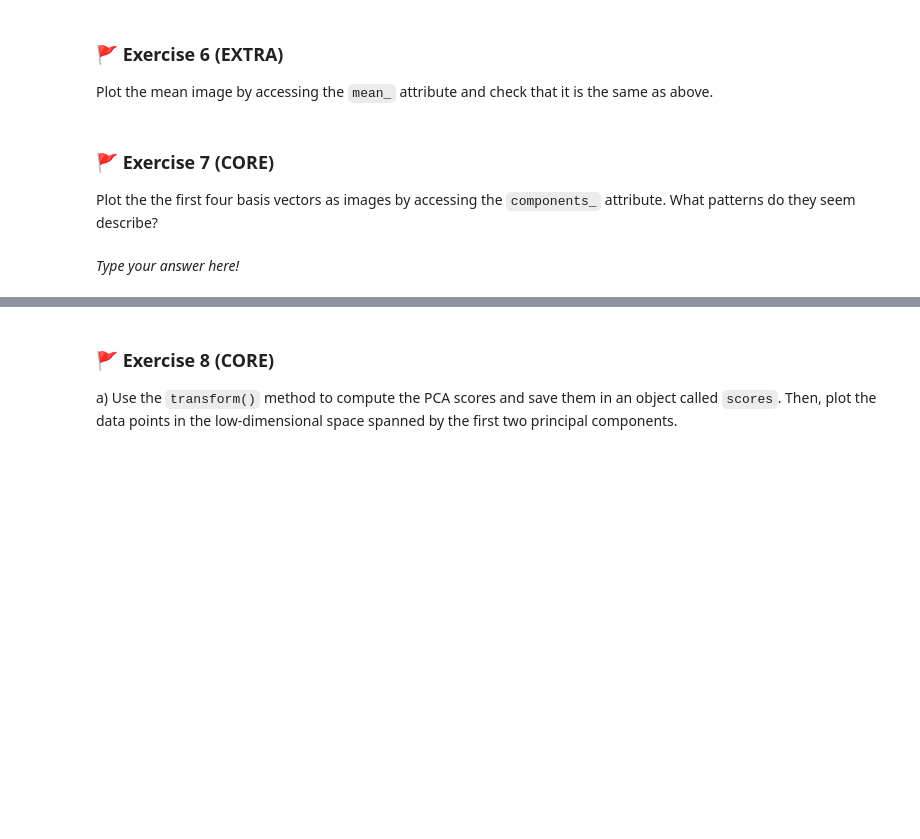
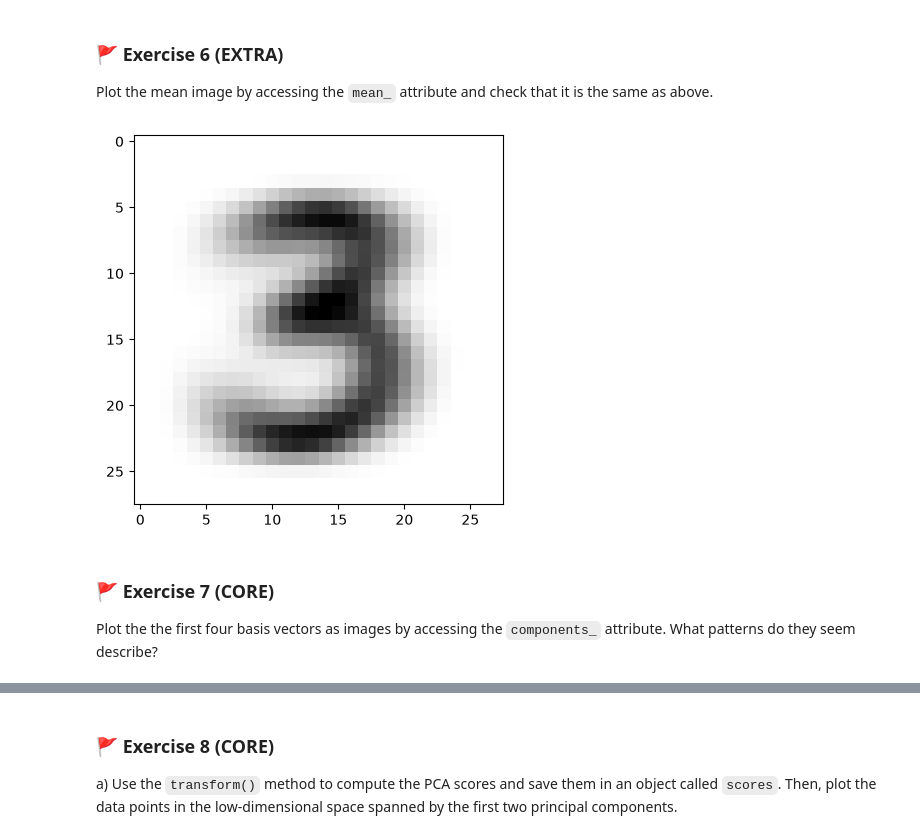
Before and after one commit to thomasvsinclair/ml-workshops, a Jupyter notebook: WS2/mlp_week02.ipynb, the cells around one changed output, grey strips where cells are left out. Drawn from its saved outputs; the diff is of its cells as text; code cells hidden in the pictures; blank space fills up the shorter version.

```diff
--- a/WS2/mlp_week02.ipynb
+++ b/WS2/mlp_week02.ipynb
@@ -235,3 +249,11 @@ Plot the mean image by accessing the `mean_` attribute and check that it is the
+# %%
+mean_image = pca_threes.mean_.reshape((28,28))
+
+fig, ax = plt.subplots()
+ax.imshow(mean_image, cmap='gray_r')
+plt.show()
+# %% [output]
+[figure, added]
 # %% [markdown]
 ### 🚩 Exercise 7 (CORE)
 
@@ -241,2 +260,0 @@ Plot the the first four basis vectors as images by accessing the `components_` a
-# %% [markdown]
-_Type your answer here!_
```
Also changed, not shown: parts of 16 cells of this notebook.
